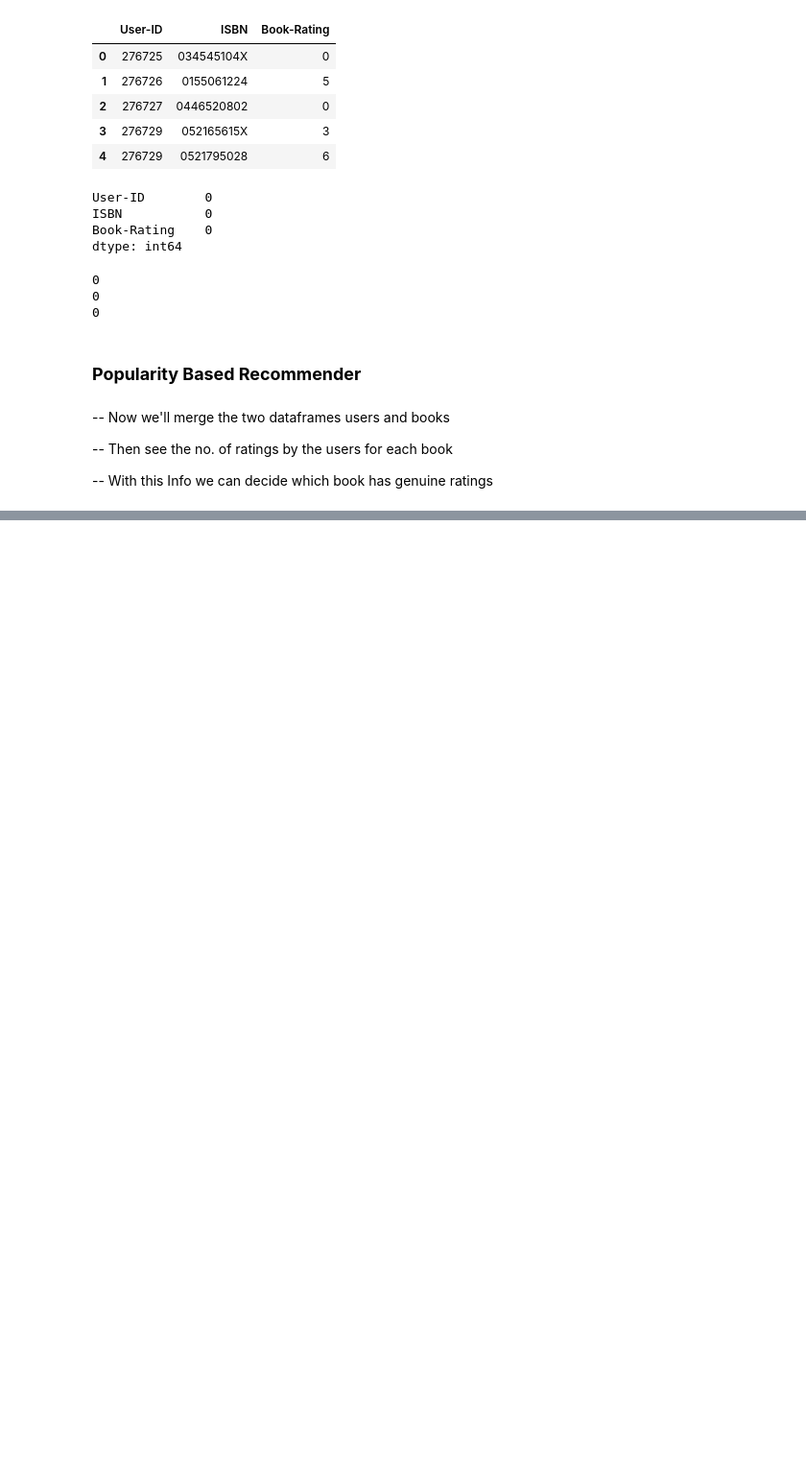
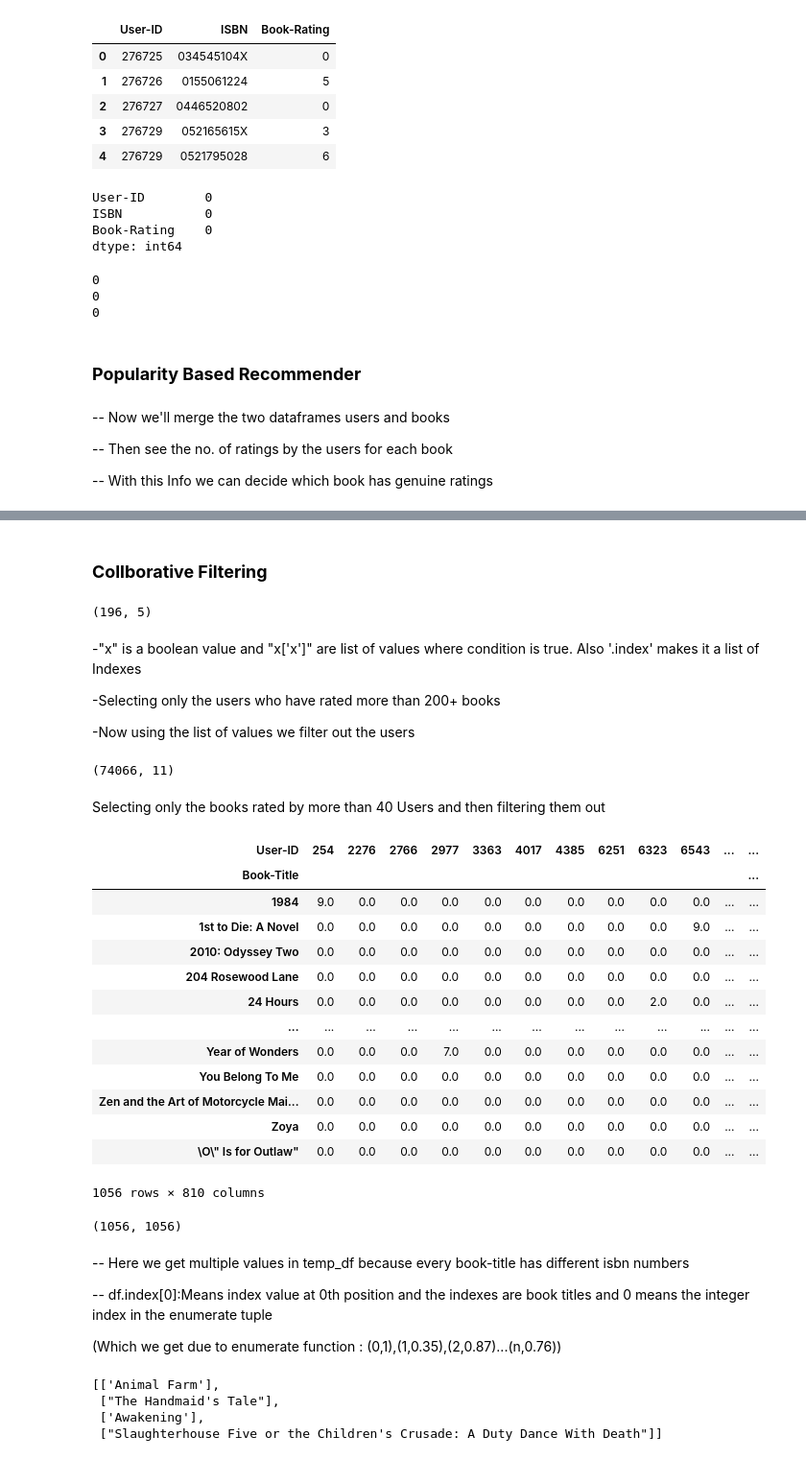
Before and after one commit to HarshvardhanPandey2003/Book_Recommender, a Jupyter notebook: main.ipynb, the cells around one changed output, grey strips where cells are left out. Shown: that part at 96% size. Saved outputs shown, nothing was run; the diff lists cells and outputs as text; code cells hidden in the pictures; blank space fills up the shorter version.

```diff
--- a/main.ipynb
+++ b/main.ipynb
@@ -90,0 +135,6 @@ ratings_books.groupby('Book-Title').count()['Book-Rating'].reset_index()
+# %% [markdown]
+<h3><b>Collborative Filtering
+# %%
+df_popular.shape
+# %% [output]
+(196, 5)
@@ -90,0 +144,47 @@ ratings_books.groupby('Book-Title').count()['Book-Rating'].reset_index()
+# %% [markdown]
+-"x" is a boolean value and "x['x']" are list of values where condition is true. Also '.index' makes it a list of Indexes
+
+-Selecting only the users who have rated more than 200+ books
+
+-Now using the list of values we filter out the users
+# %%
+filtered_rating=users_books[users_books['User-ID'].isin(trusted_users)]
+# %%
+filtered_rating=filtered_rating.reset_index()
+# %%
+y = filtered_rating.groupby('Book-Title').count()['Book-Rating']>=40
+trusted_books = y[y].index
+final_ratings = filtered_rating[filtered_rating['Book-Title'].isin(trusted_books)]
+# %%
+final_ratings.shape
+# %% [output]
+(74066, 11)
+# %% [markdown]
+Selecting only the books rated by more than 40 Users
+and then filtering them out
+# %%
+df = final_ratings.pivot_table(index='Book-Title',columns='User-ID',values='Book-Rating')
+df.fillna(0,inplace=True)
+# %%
+df
+# %% [output]
+| User-ID | 254 | 2276 | 2766 | 2977 | 3363 | 4017 | 4385 | 6251 | 6323 | 6543 | ... | ... |
+| Book-Title |  |  |  |  |  |  |  |  |  |  |  | ... |
+| 1984 | 9.0 | 0.0 | 0.0 | 0.0 | 0.0 | 0.0 | 0.0 | 0.0 | 0.0 | 0.0 | ... | ... |
+| 1st to Die: A Novel | 0.0 | 0.0 | 0.0 | 0.0 | 0.0 | 0.0 | 0.0 | 0.0 | 0.0 | 9.0 | ... | ... |
+| 2010: Odyssey Two | 0.0 | 0.0 | 0.0 | 0.0 | 0.0 | 0.0 | 0.0 | 0.0 | 0.0 | 0.0 | ... | ... |
+| 204 Rosewood Lane | 0.0 | 0.0 | 0.0 | 0.0 | 0.0 | 0.0 | 0.0 | 0.0 | 0.0 | 0.0 | ... | ... |
+| 24 Hours | 0.0 | 0.0 | 0.0 | 0.0 | 0.0 | 0.0 | 0.0 | 0.0 | 2.0 | 0.0 | ... | ... |
+| ... | ... | ... | ... | ... | ... | ... | ... | ... | ... | ... | ... | ... |
+| Year of Wonders | 0.0 | 0.0 | 0.0 | 7.0 | 0.0 | 0.0 | 0.0 | 0.0 | 0.0 | 0.0 | ... | ... |
+| You Belong To Me | 0.0 | 0.0 | 0.0 | 0.0 | 0.0 | 0.0 | 0.0 | 0.0 | 0.0 | 0.0 | ... | ... |
+| Zen and the Art of Motorcycle Mai... | 0.0 | 0.0 | 0.0 | 0.0 | 0.0 | 0.0 | 0.0 | 0.0 | 0.0 | 0.0 | ... | ... |
+| Zoya | 0.0 | 0.0 | 0.0 | 0.0 | 0.0 | 0.0 | 0.0 | 0.0 | 0.0 | 0.0 | ... | ... |
+| \O\" Is for Outlaw" | 0.0 | 0.0 | 0.0 | 0.0 | 0.0 | 0.0 | 0.0 | 0.0 | 0.0 | 0.0 | ... | ... |
+1056 rows × 810 columns
+# %%
+from sklearn.metrics.pairwise import cosine_similarity
+similarity_scores = cosine_similarity(df)
+similarity_scores.shape
+# %% [output]
+(1056, 1056)
@@ -90,0 +204,13 @@ ratings_books.groupby('Book-Title').count()['Book-Rating'].reset_index()
+# %% [markdown]
+-- Here we get multiple values in temp_df because every book-title has different isbn numbers
+
+-- df.index[0]:Means index value at 0th position and the indexes are book titles and 0 means the integer index in the enumerate tuple
+
+(Which we get due to enumerate function : (0,1),(1,0.35),(2,0.87)...(n,0.76))
+# %%
+recommend('1984')
+# %% [output]
+[['Animal Farm'],
+ ["The Handmaid's Tale"],
+ ['Awakening'],
+ ["Slaughterhouse Five or the Children's Crusade: A Duty Dance With Death"]]
```
Also changed, not shown: parts of 12 cells of this notebook.
